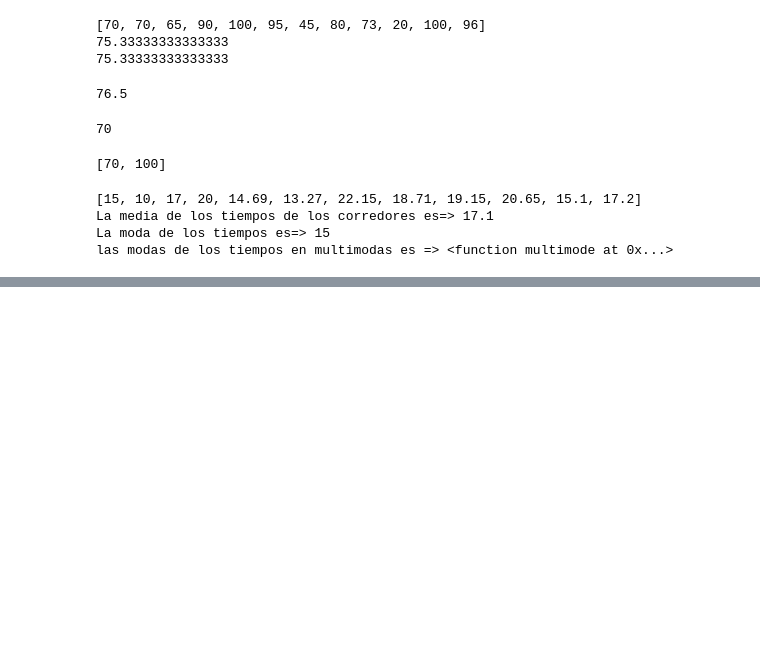
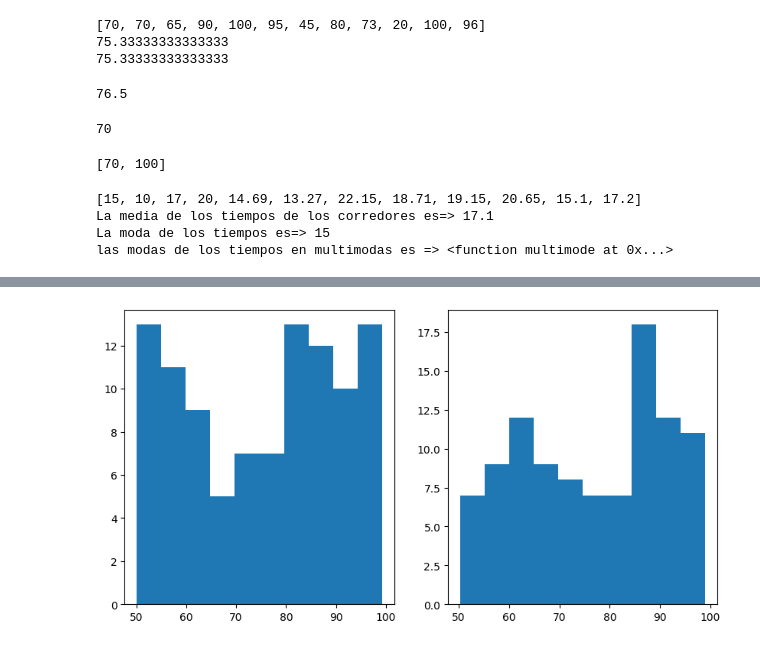
Before and after one commit to JuanManue1TC/probabilidad-y-estadistica, a Jupyter notebook: Practica_1.ipynb, the cells around one changed output, grey strips where cells are left out. Saved outputs shown, nothing was run; the diff lists cells and outputs as text; code cells hidden in the pictures; blank space fills up the shorter version.

```diff
--- a/Practica_1.ipynb
+++ b/Practica_1.ipynb
@@ -125,0 +161,9 @@ NameError: name 'fabrica1' is not defined
+# %%
+# generar 2 subptlot de 1 renglon por 2 clumnas oara desplegar los 2 histogras
+fig, (ax1, ax2) = plt.subplots(nrows = 1, ncols = 2, figsize = (10, 5))
+ax1.hist (fabrical1)
+ax2.hist (fabrical2)
+
+plt.show()
+# %% [output]
+[figure, added]
```
Also changed, not shown: parts of 8 cells of this notebook.
